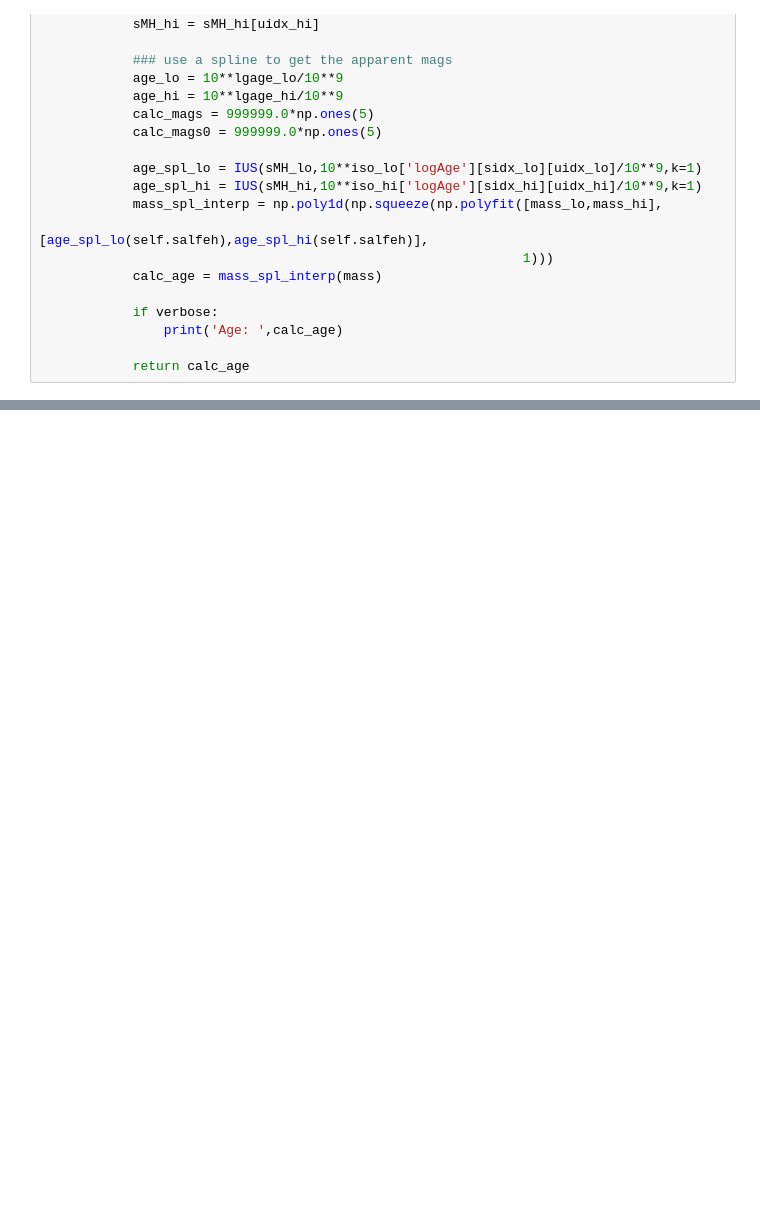
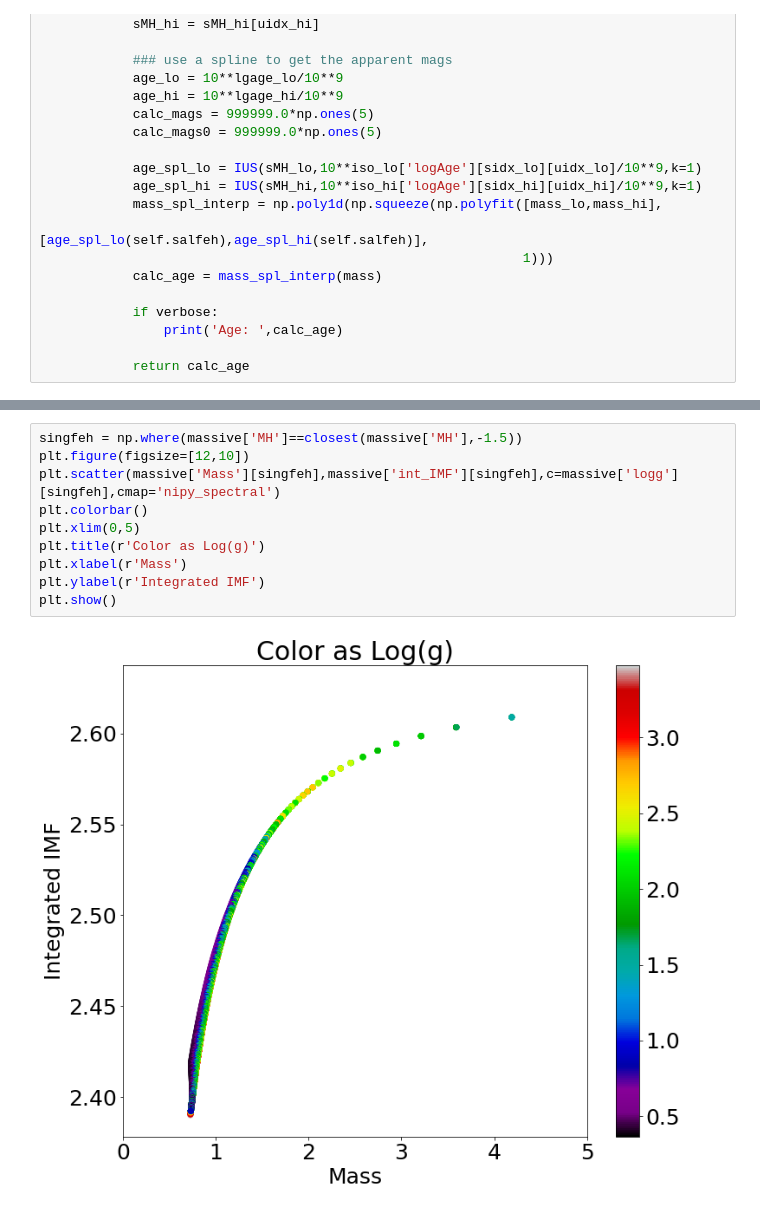
Before and after one commit to JoshuaPovick/Age_Fitting, a Jupyter notebook: notebooks/Aetas_APOKASC_mass2age_Scratch.ipynb, the cells around one changed output, grey strips where cells are left out. Cells and saved outputs as stored; diff of their text form; blank space fills up the shorter version.

```diff
--- a/notebooks/Aetas_APOKASC_mass2age_Scratch.ipynb
+++ b/notebooks/Aetas_APOKASC_mass2age_Scratch.ipynb
@@ -752,0 +894,12 @@ class Aetas():
+# %%
+singfeh = np.where(massive['MH']==closest(massive['MH'],-1.5))
+plt.figure(figsize=[12,10])
+plt.scatter(massive['Mass'][singfeh],massive['int_IMF'][singfeh],c=massive['logg'][singfeh],cmap='nipy_spectral')
+plt.colorbar()
+plt.xlim(0,5)
+plt.title(r'Color as Log(g)')
+plt.xlabel(r'Mass')
+plt.ylabel(r'Integrated IMF')
+plt.show()
+# %% [output]
+[figure, added]
```
Also changed, not shown: parts of 7 cells of this notebook, 3 other files.
